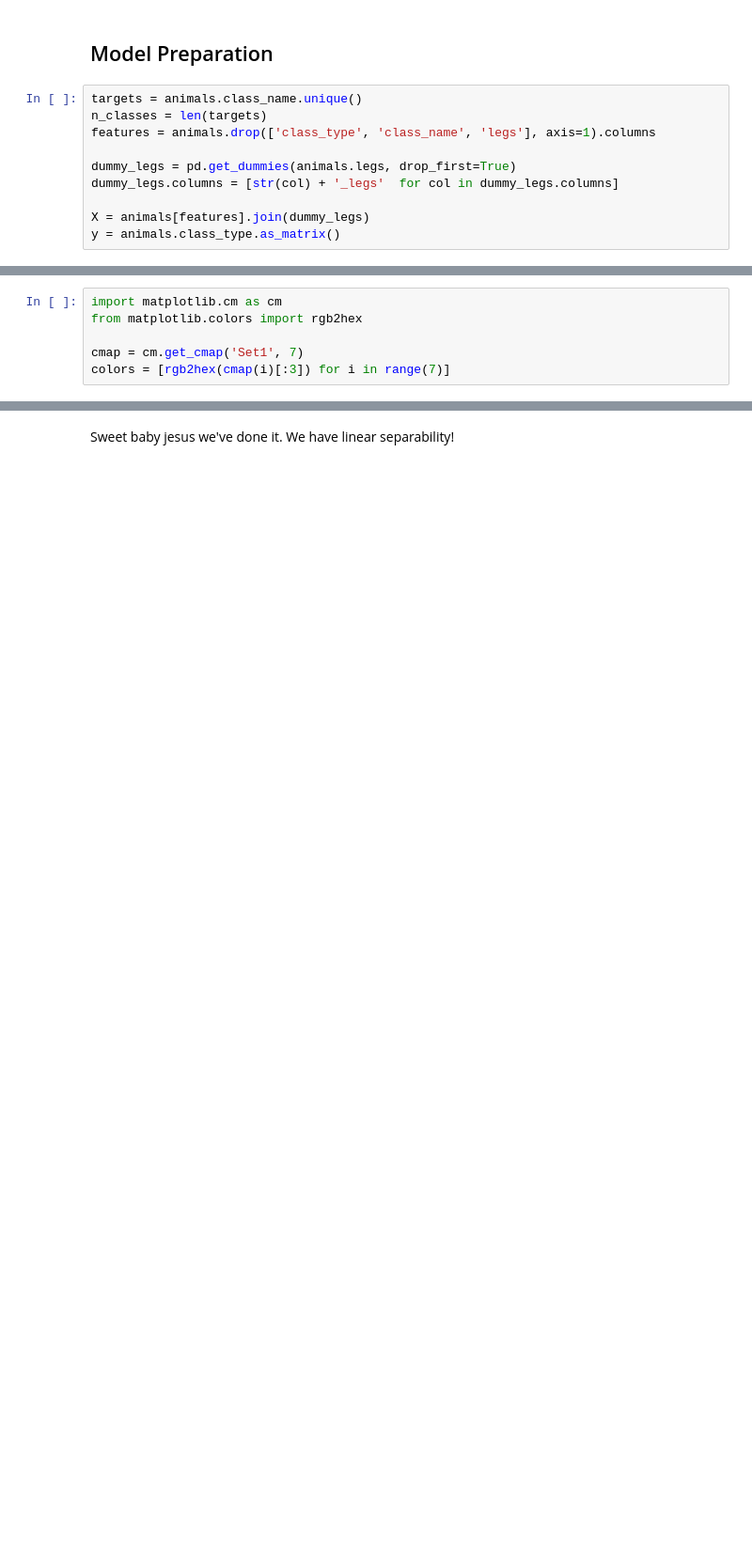
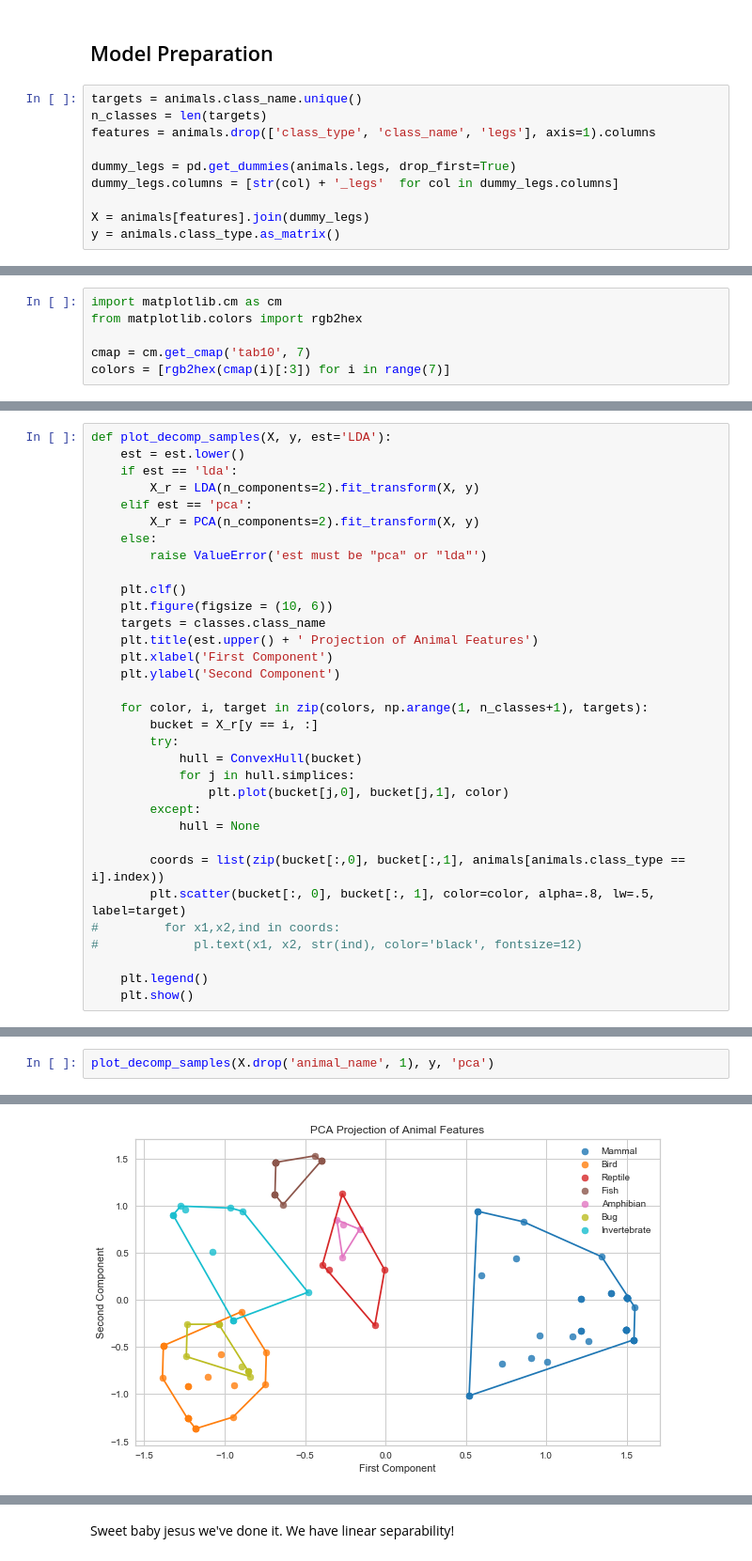
Before and after one commit to salml/animal-classification, a Jupyter notebook: notebooks/Modeling.ipynb, the cells around one changed output, grey strips where cells are left out. Shown at 94% size. Drawn from its saved outputs; the diff is of its cells as text; blank space fills up the shorter version.

```diff
--- a/notebooks/Modeling.ipynb
+++ b/notebooks/Modeling.ipynb
@@ -45,5 +85,5 @@ y = animals.class_type.as_matrix()
 import matplotlib.cm as cm
 from matplotlib.colors import rgb2hex
 
-cmap = cm.get_cmap('Set1', 7)
+cmap = cm.get_cmap('tab10', 7)
 colors = [rgb2hex(cmap(i)[:3]) for i in range(7)]
@@ -49,0 +124,33 @@ colors = [rgb2hex(cmap(i)[:3]) for i in range(7)]
+# %%
+def plot_decomp_samples(X, y, est='LDA'):
+    est = est.lower()
+    if est == 'lda':
+        X_r = LDA(n_components=2).fit_transform(X, y)
+    elif est == 'pca':
+        X_r = PCA(n_components=2).fit_transform(X, y)
+    else:
+        raise ValueError('est must be "pca" or "lda"')
+
+    plt.clf()
+    plt.figure(figsize = (10, 6))
+    targets = classes.class_name
+    plt.title(est.upper() + ' Projection of Animal Features')
+    plt.xlabel('First Component')
+    plt.ylabel('Second Component')
+
+    for color, i, target in zip(colors, np.arange(1, n_classes+1), targets):
+        bucket = X_r[y == i, :]
+        try:
+            hull = ConvexHull(bucket)
+            for j in hull.simplices:
+                plt.plot(bucket[j,0], bucket[j,1], color)
+        except:
+            hull = None
+
+        coords = list(zip(bucket[:,0], bucket[:,1], animals[animals.class_type == i].index))
+        plt.scatter(bucket[:, 0], bucket[:, 1], color=color, alpha=.8, lw=.5, label=target)
+#         for x1,x2,ind in coords:
+#             pl.text(x1, x2, str(ind), color='black', fontsize=12)
+
+    plt.legend()
+    plt.show()
@@ -49,0 +165,3 @@ colors = [rgb2hex(cmap(i)[:3]) for i in range(7)]
+# %%
+plot_decomp_samples(X.drop('animal_name', 1), y, 'pca')
+# %% [output]
@@ -49,0 +169 @@ colors = [rgb2hex(cmap(i)[:3]) for i in range(7)]
+[figure, added]
```
Also changed, not shown: parts of 102 cells of this notebook, 12 other files.
